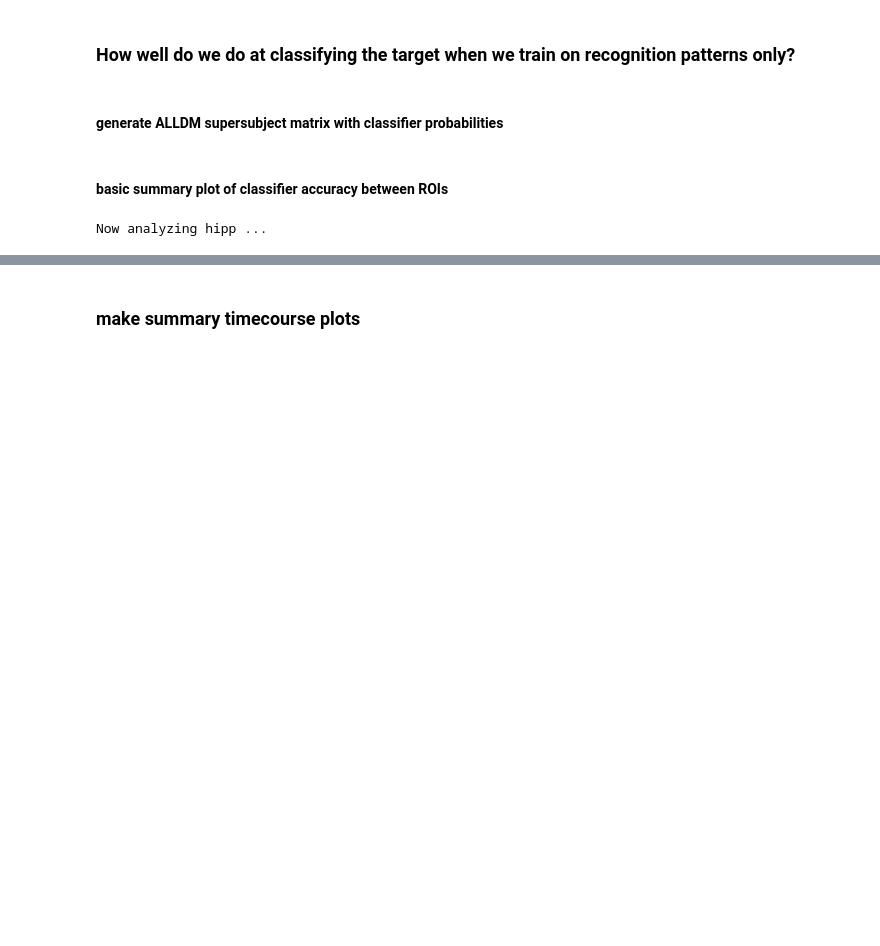
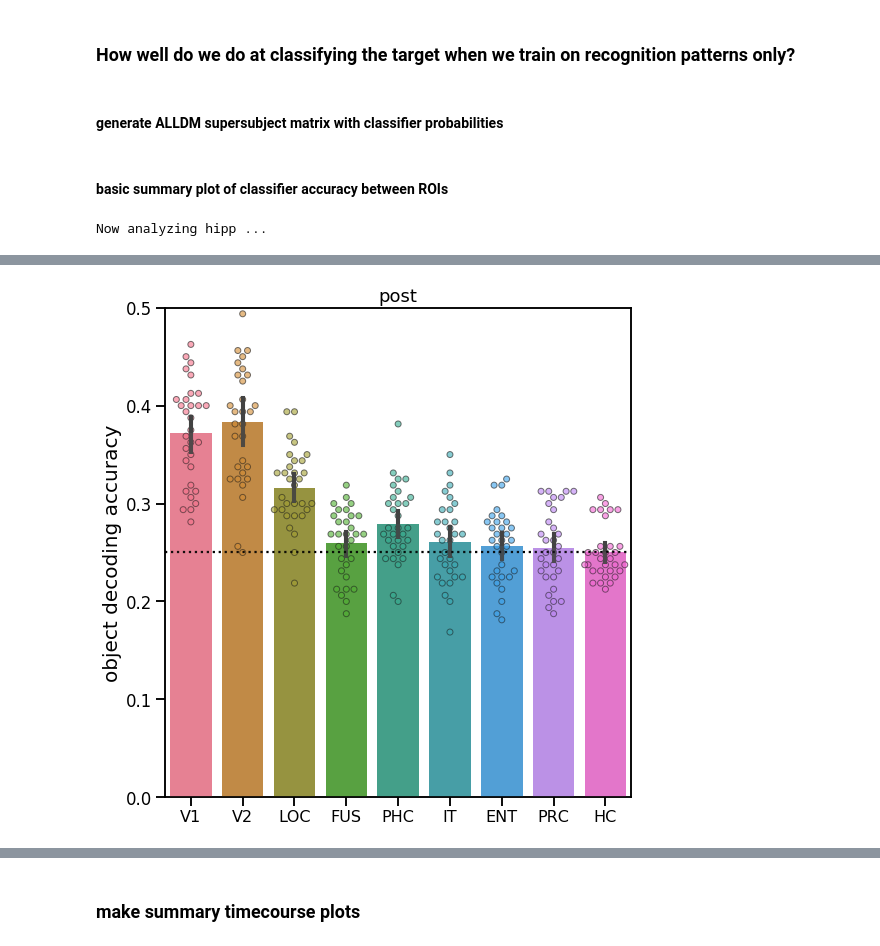
Before and after one commit to cogtoolslab/neurosketch, a Jupyter notebook: ipynb/golden/2_object_evidence_during_drawing.ipynb, the cells around one changed output, grey strips where cells are left out. Drawn from its saved outputs; the diff is of its cells as text; code cells hidden in the pictures; blank space fills up the shorter version.

```diff
--- a/ipynb/golden/2_object_evidence_during_drawing.ipynb
+++ b/ipynb/golden/2_object_evidence_during_drawing.ipynb
@@ -200,0 +273,4 @@ plt.savefig(out_path,format='pdf')
+# %%
+plot_recog_decoding(test_phase='post')
+# %% [output]
+[figure, added]
```
Also changed, not shown: parts of 11 cells of this notebook, 2 other files.
